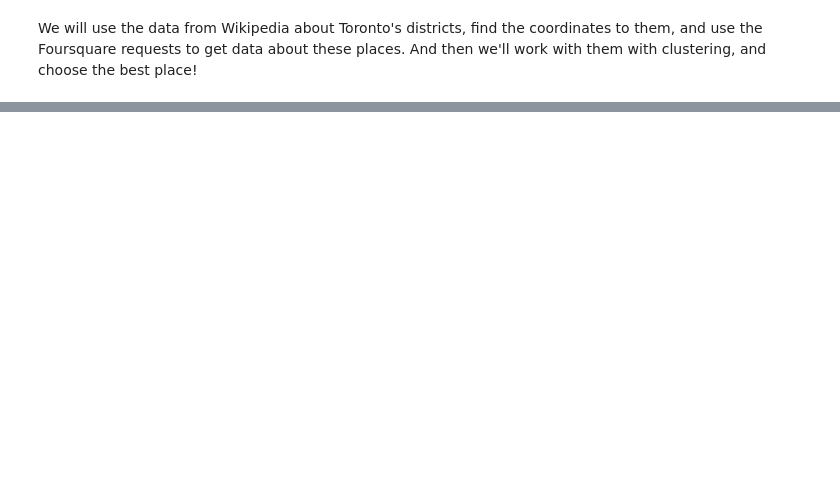
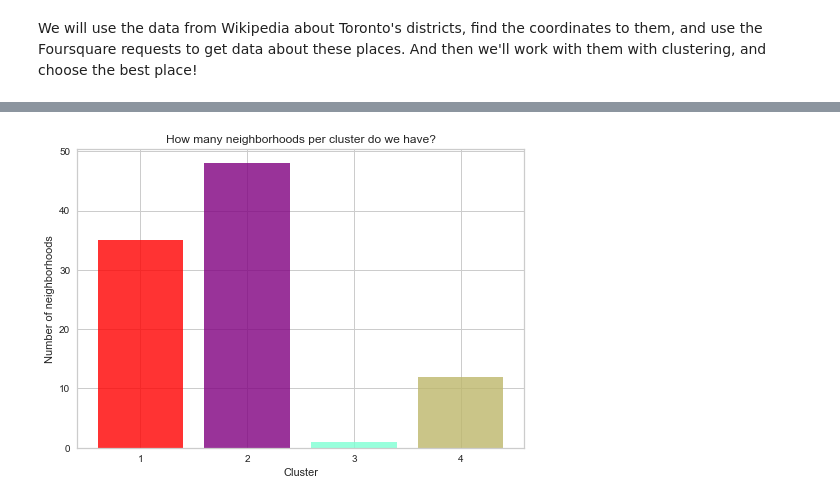
Before and after one commit to SemenKovyrin/Coursera_Capstone, a Jupyter notebook: Capstone Project.ipynb, the cells around one changed output, grey strips where cells are left out. Cells and saved outputs as stored; diff of their text form; code cells hidden in the pictures; blank space fills up the shorter version.

```diff
--- a/Capstone Project.ipynb
+++ b/Capstone Project.ipynb
@@ -22,0 +635,4 @@ And then we'll work with them with clustering, and choose the best place!
+# %%
+#How many neighborhoods per cluster do we have?
+coffee_shop["Cluster Labels"] = kmeans.labels_
+coffee_shop.head()
@@ -22,0 +650,14 @@ And then we'll work with them with clustering, and choose the best place!
+# %%
+objects = (1,2,3,4)
+y_pos = np.arange(len(objects))
+performance = coffee_shop['Cluster Labels'].value_counts().to_frame().sort_index(ascending=True)
+perf = performance['Cluster Labels'].tolist()
+plt.bar(y_pos, perf, align='center', alpha=0.8, color=['red', 'purple','aquamarine', 'darkkhaki'])
+plt.xticks(y_pos, objects)
+plt.ylabel('Number of neighborhoods')
+plt.xlabel('Cluster')
+plt.title('How many neighborhoods per cluster do we have?')
+
+plt.show()
+# %% [output]
+[figure, added]
```
Also changed, not shown: parts of 67 cells of this notebook.
